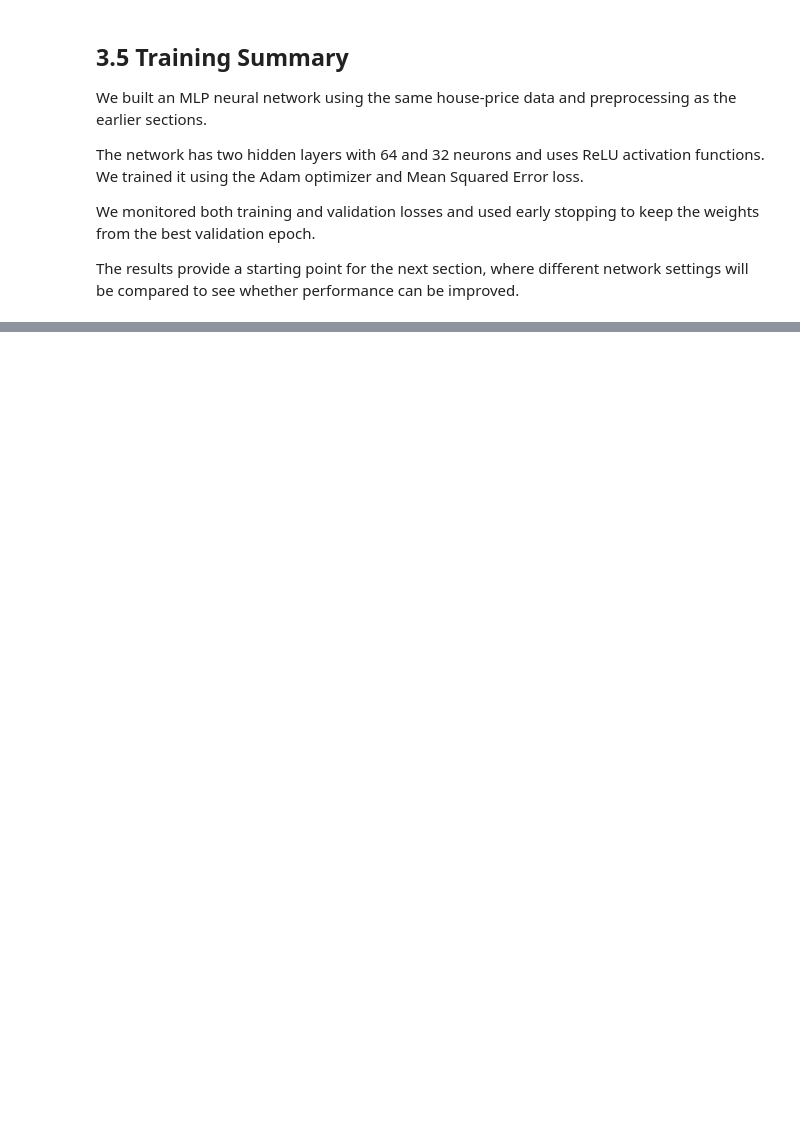
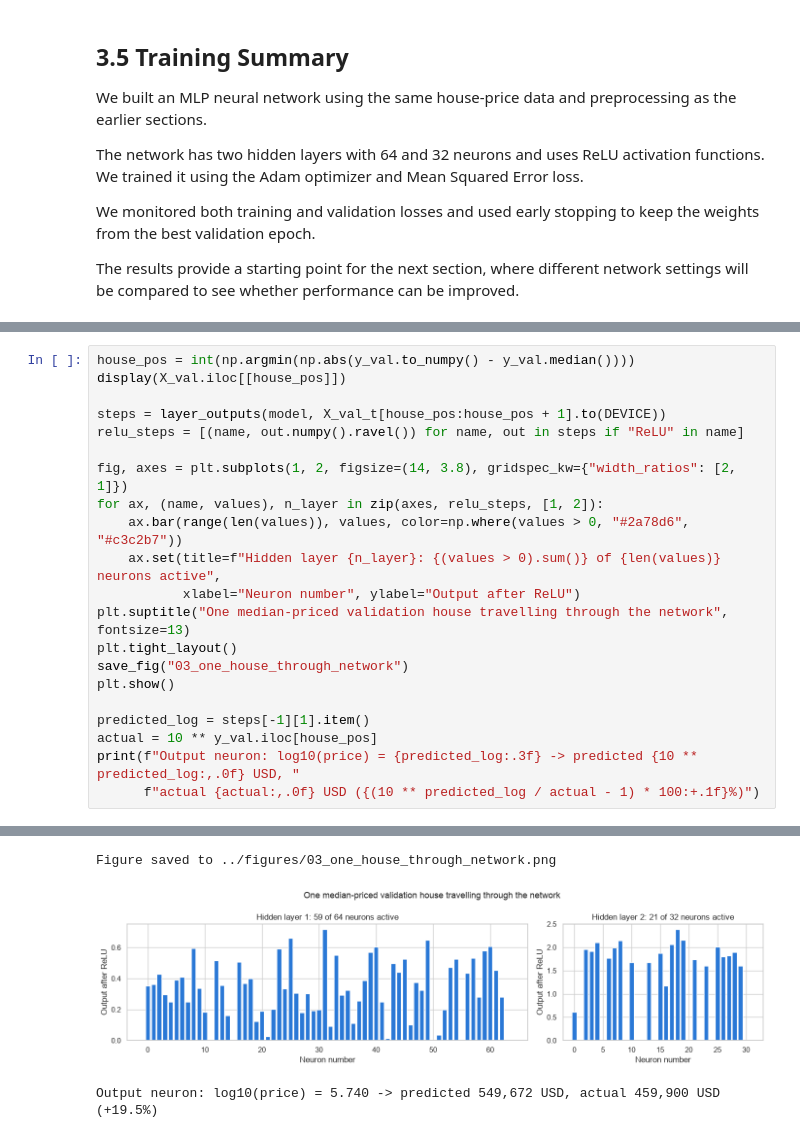
Before and after one commit to iaac-maai/2-day4-assignment, a Jupyter notebook: notebook/neural_network.ipynb, the cells around one changed output, grey strips where cells are left out. Drawn from its saved outputs; the diff is of its cells as text; blank space fills up the shorter version.

```diff
--- a/notebook/neural_network.ipynb
+++ b/notebook/neural_network.ipynb
@@ -670,0 +830,22 @@ The results provide a starting point for the next section, where different netwo
+# %%
+house_pos = int(np.argmin(np.abs(y_val.to_numpy() - y_val.median())))
+display(X_val.iloc[[house_pos]])
+
+steps = layer_outputs(model, X_val_t[house_pos:house_pos + 1].to(DEVICE))
+relu_steps = [(name, out.numpy().ravel()) for name, out in steps if "ReLU" in name]
+
+fig, axes = plt.subplots(1, 2, figsize=(14, 3.8), gridspec_kw={"width_ratios": [2, 1]})
+for ax, (name, values), n_layer in zip(axes, relu_steps, [1, 2]):
+    ax.bar(range(len(values)), values, color=np.where(values > 0, "#2a78d6", "#c3c2b7"))
+    ax.set(title=f"Hidden layer {n_layer}: {(values > 0).sum()} of {len(values)} neurons active",
+           xlabel="Neuron number", ylabel="Output after ReLU")
+plt.suptitle("One median-priced validation house travelling through the network", fontsize=13)
+plt.tight_layout()
+save_fig("03_one_house_through_network")
+plt.show()
+
+predicted_log = steps[-1][1].item()
+actual = 10 ** y_val.iloc[house_pos]
+print(f"Output neuron: log10(price) = {predicted_log:.3f} -> predicted {10 ** predicted_log:,.0f} USD, "
+      f"actual {actual:,.0f} USD ({(10 ** predicted_log / actual - 1) * 100:+.1f}%)")
+# %% [output]
@@ -670,0 +854,3 @@ The results provide a starting point for the next section, where different netwo
+Figure saved to ../figures/03_one_house_through_network.png
+[figure, added]
+Output neuron: log10(price) = 5.740 -> predicted 549,672 USD, actual 459,900 USD (+19.5%)
```
Also changed, not shown: parts of 47 cells of this notebook, 11 other files.
